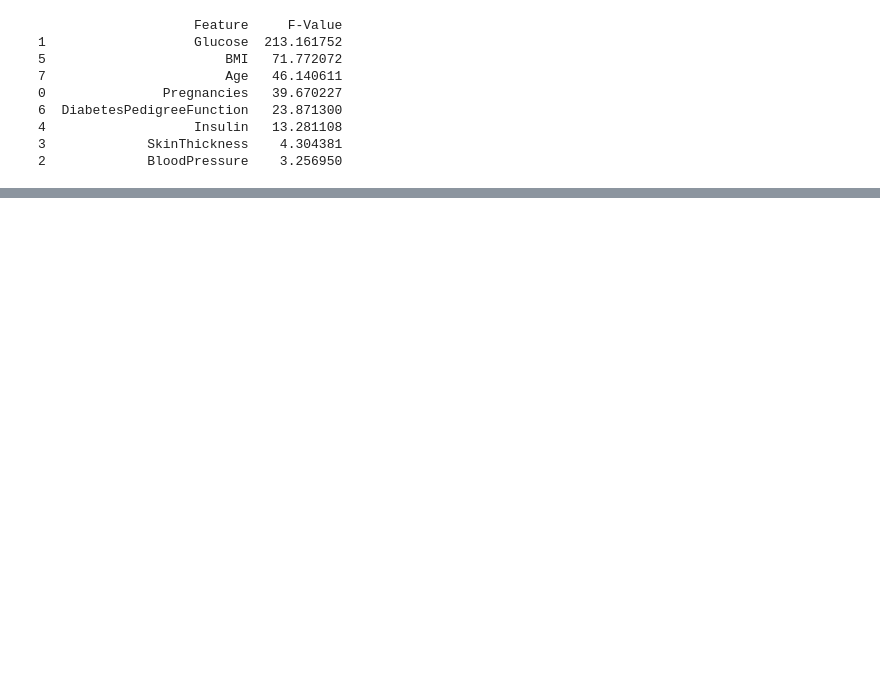
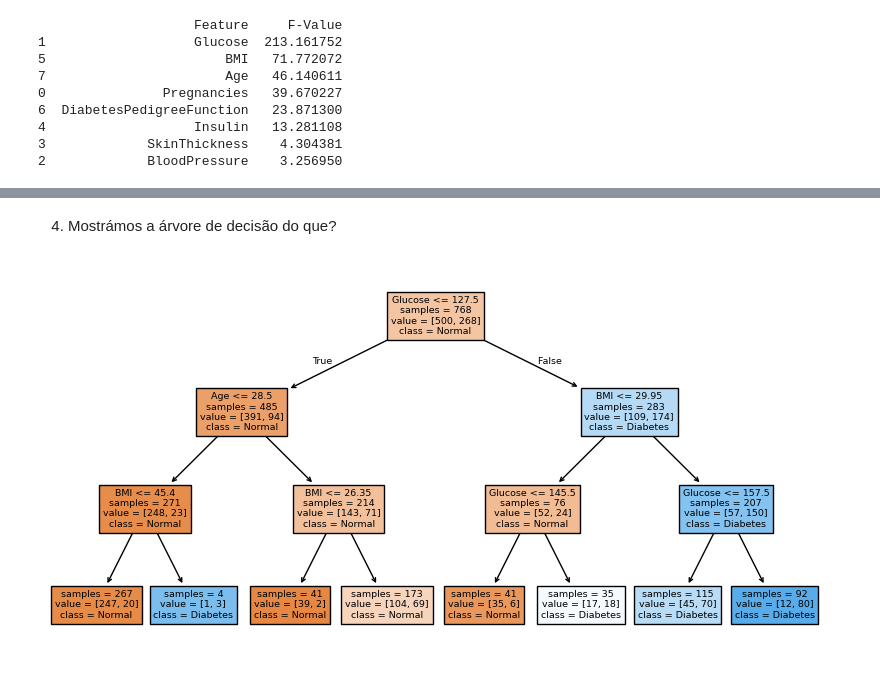
Before and after one commit to tiago-gsantos/ist-apren-homework1, a Jupyter notebook: HomeWork.ipynb, the cells around one changed output, grey strips where cells are left out. Cells and saved outputs as stored; diff of their text form; code cells hidden in the pictures; blank space fills up the shorter version.

```diff
--- a/HomeWork.ipynb
+++ b/HomeWork.ipynb
@@ -125,0 +136,15 @@ plt.legend()
+# %% [markdown]
+4. Mostrámos a árvore de decisão do que?
+# %%
+from sklearn.tree import DecisionTreeClassifier
+from sklearn import tree
+import matplotlib.pyplot as plt
+
+clf = DecisionTreeClassifier(random_state=1, max_depth=3)
+clf.fit(x, y)
+
+plt.figure(figsize=(10,5))
+tree.plot_tree(clf, feature_names=x.columns, class_names=['Normal', 'Diabetes'], filled=True, impurity=False)
+plt.show()
+# %% [output]
+[figure, added]
```
Also changed, not shown: parts of 8 cells of this notebook.
